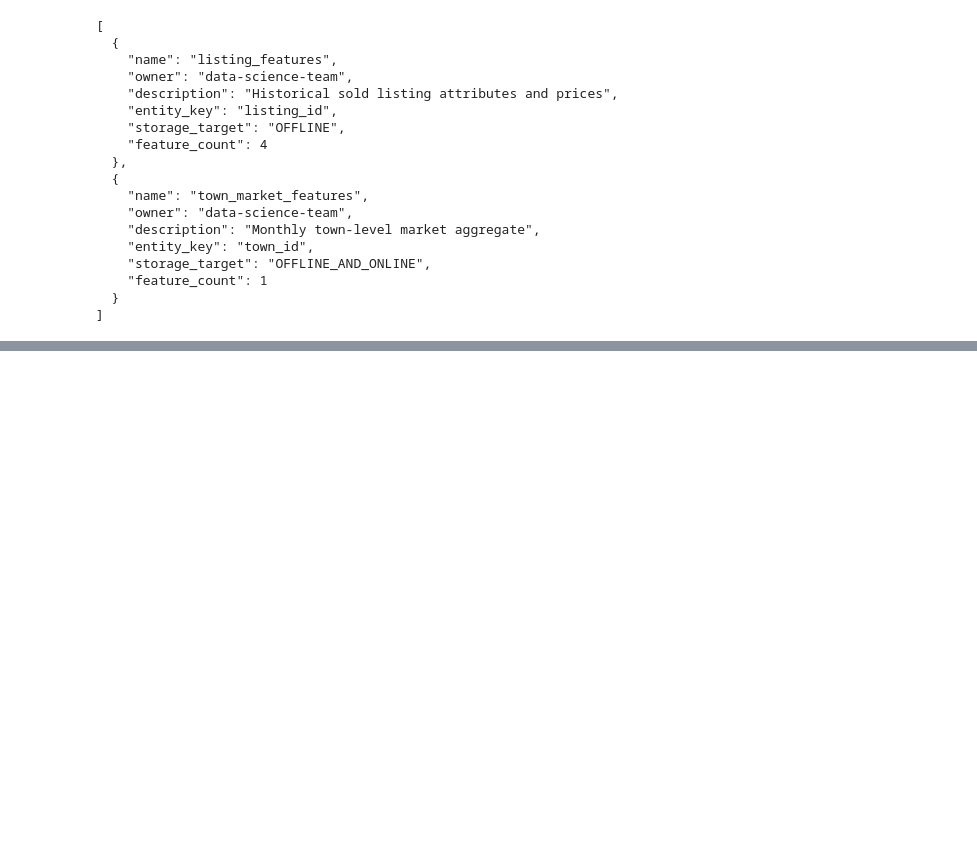
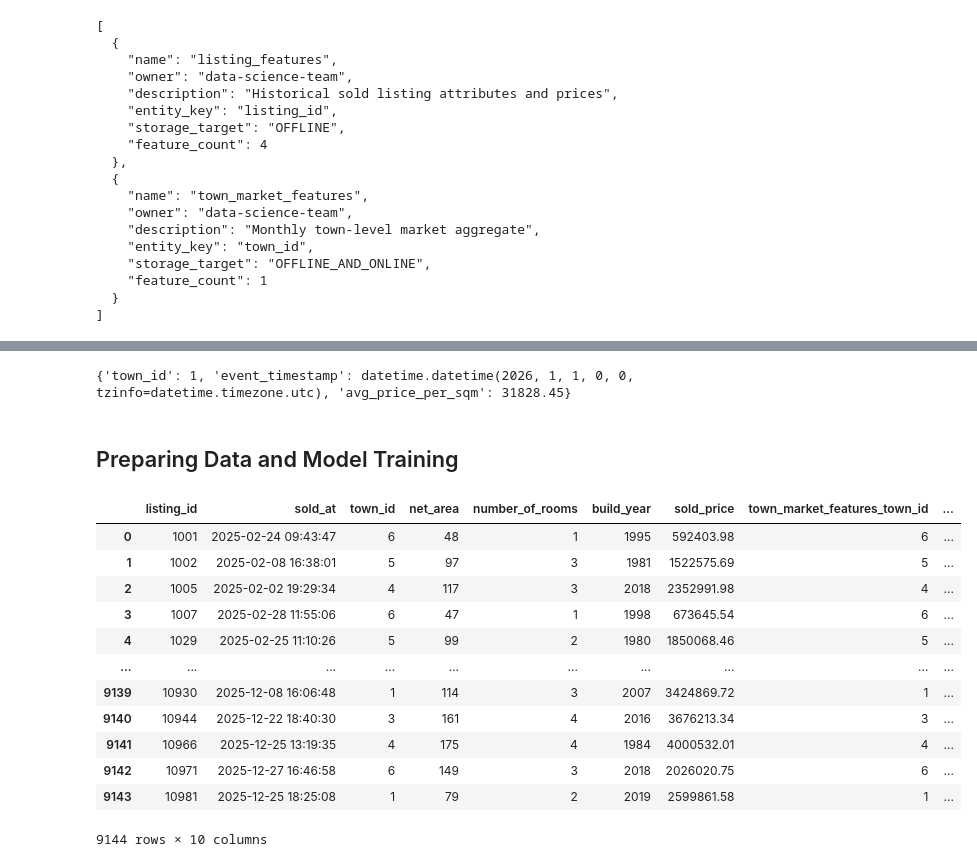
Before and after one commit to fedaipaca/kitefs-examples, a Jupyter notebook: training/price_prediction.ipynb, the cells around one changed output, grey strips where cells are left out. Saved outputs shown, nothing was run; the diff lists cells and outputs as text; code cells hidden in the pictures; blank space fills up the shorter version.

```diff
--- a/training/price_prediction.ipynb
+++ b/training/price_prediction.ipynb
@@ -37,0 +124,50 @@ store.list_feature_groups()
+# %%
+market_price = store.get_online_features(
+    from_="town_market_features",
+    select=["*"],
+    where={"town_id": {"eq": 1}},
+)
+
+print(market_price)
+# %% [output]
+{'town_id': 1, 'event_timestamp': datetime.datetime(2026, 1, 1, 0, 0, tzinfo=datetime.timezone.utc), 'avg_price_per_sqm': 31828.45}
+# %% [markdown]
+## Preparing Data and Model Training
+# %%
+from datetime import datetime
+
+training_df = store.get_historical_features(
+    from_="listing_features",
+    join=["town_market_features"],
+    select={
+        "listing_features": [
+            "net_area",
+            "number_of_rooms",
+            "build_year",
+            "sold_price",
+        ],
+        "town_market_features": ["avg_price_per_sqm"],
+    },
+    where={
+        "sold_at": {
+            "gte": datetime(2025, 2, 1),
+            "lte": datetime(2025, 12, 31, 23, 59, 59),
+        }
+    },
+)
+
+training_df
+# %% [output]
+|  | listing_id | sold_at | town_id | net_area | number_of_rooms | build_year | sold_price | town_market_features_town_id | ... |
+| 0 | 1001 | 2025-02-24 09:43:47 | 6 | 48 | 1 | 1995 | 592403.98 | 6 | ... |
+| 1 | 1002 | 2025-02-08 16:38:01 | 5 | 97 | 3 | 1981 | 1522575.69 | 5 | ... |
+| 2 | 1005 | 2025-02-02 19:29:34 | 4 | 117 | 3 | 2018 | 2352991.98 | 4 | ... |
+| 3 | 1007 | 2025-02-28 11:55:06 | 6 | 47 | 1 | 1998 | 673645.54 | 6 | ... |
+| 4 | 1029 | 2025-02-25 11:10:26 | 5 | 99 | 2 | 1980 | 1850068.46 | 5 | ... |
+| ... | ... | ... | ... | ... | ... | ... | ... | ... | ... |
+| 9139 | 10930 | 2025-12-08 16:06:48 | 1 | 114 | 3 | 2007 | 3424869.72 | 1 | ... |
+| 9140 | 10944 | 2025-12-22 18:40:30 | 3 | 161 | 4 | 2016 | 3676213.34 | 3 | ... |
+| 9141 | 10966 | 2025-12-25 13:19:35 | 4 | 175 | 4 | 1984 | 4000532.01 | 4 | ... |
+| 9142 | 10971 | 2025-12-27 16:46:58 | 6 | 149 | 3 | 2018 | 2026020.75 | 6 | ... |
+| 9143 | 10981 | 2025-12-25 18:25:08 | 1 | 79 | 2 | 2019 | 2599861.58 | 1 | ... |
+9144 rows × 10 columns
```
Also changed, not shown: parts of 29 cells of this notebook, 15 other files.
